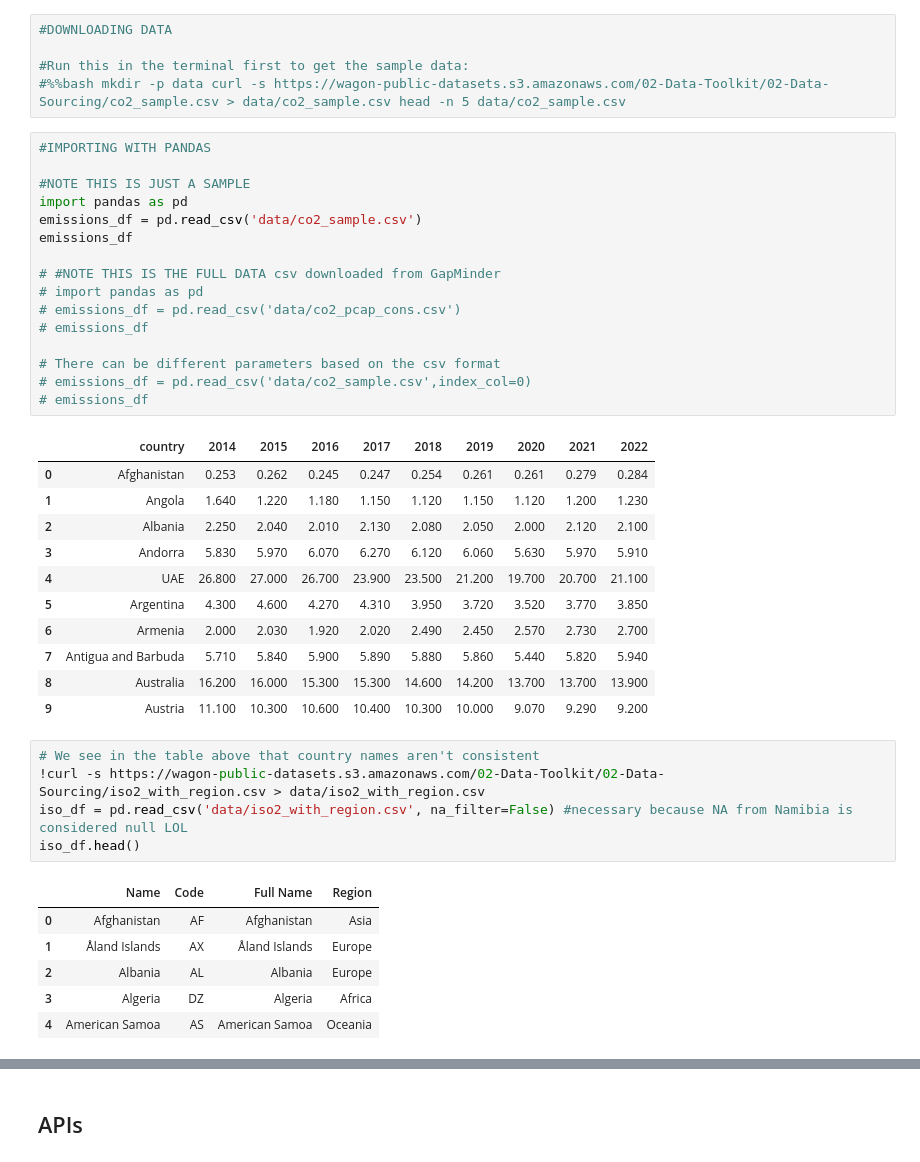
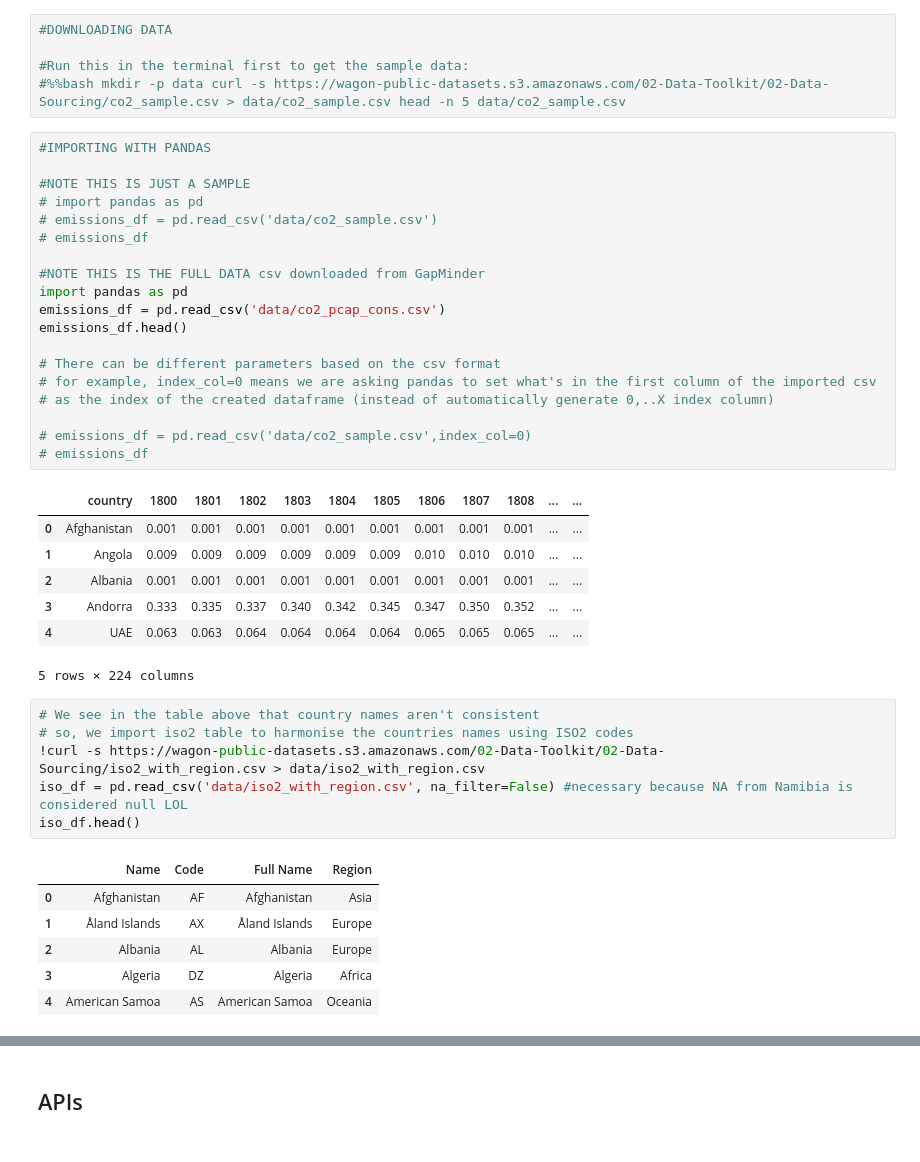
Before and after one commit to Bouchka/lewagon, a Jupyter notebook: lecture-demos/Data Sourcing in Pandas.ipynb, the cells around one changed output, grey strips where cells are left out. Drawn from its saved outputs; the diff is of its cells as text.

```diff
--- a/lecture-demos/Data Sourcing in Pandas.ipynb
+++ b/lecture-demos/Data Sourcing in Pandas.ipynb
@@ -8,33 +8,33 @@
 # %%
 #IMPORTING WITH PANDAS
 
 #NOTE THIS IS JUST A SAMPLE
-import pandas as pd
-emissions_df = pd.read_csv('data/co2_sample.csv')
-emissions_df
-
-# #NOTE THIS IS THE FULL DATA csv downloaded from GapMinder
 # import pandas as pd
-# emissions_df = pd.read_csv('data/co2_pcap_cons.csv')
+# emissions_df = pd.read_csv('data/co2_sample.csv')
 # emissions_df
 
+#NOTE THIS IS THE FULL DATA csv downloaded from GapMinder
+import pandas as pd
+emissions_df = pd.read_csv('data/co2_pcap_cons.csv')
+emissions_df.head()
+
 # There can be different parameters based on the csv format
+# for example, index_col=0 means we are asking pandas to set what's in the first column of the imported csv
+# as the index of the created dataframe (instead of automatically generate 0,..X index column)
+
 # emissions_df = pd.read_csv('data/co2_sample.csv',index_col=0)
 # emissions_df
 # %% [output]
-|  | country | 2014 | 2015 | 2016 | 2017 | 2018 | 2019 | 2020 | 2021 | 2022 |
-| 0 | Afghanistan | 0.253 | 0.262 | 0.245 | 0.247 | 0.254 | 0.261 | 0.261 | 0.279 | 0.284 |
-| 1 | Angola | 1.640 | 1.220 | 1.180 | 1.150 | 1.120 | 1.150 | 1.120 | 1.200 | 1.230 |
-| 2 | Albania | 2.250 | 2.040 | 2.010 | 2.130 | 2.080 | 2.050 | 2.000 | 2.120 | 2.100 |
-| 3 | Andorra | 5.830 | 5.970 | 6.070 | 6.270 | 6.120 | 6.060 | 5.630 | 5.970 | 5.910 |
-| 4 | UAE | 26.800 | 27.000 | 26.700 | 23.900 | 23.500 | 21.200 | 19.700 | 20.700 | 21.100 |
-| 5 | Argentina | 4.300 | 4.600 | 4.270 | 4.310 | 3.950 | 3.720 | 3.520 | 3.770 | 3.850 |
-| 6 | Armenia | 2.000 | 2.030 | 1.920 | 2.020 | 2.490 | 2.450 | 2.570 | 2.730 | 2.700 |
-| 7 | Antigua and Barbuda | 5.710 | 5.840 | 5.900 | 5.890 | 5.880 | 5.860 | 5.440 | 5.820 | 5.940 |
-| 8 | Australia | 16.200 | 16.000 | 15.300 | 15.300 | 14.600 | 14.200 | 13.700 | 13.700 | 13.900 |
-| 9 | Austria | 11.100 | 10.300 | 10.600 | 10.400 | 10.300 | 10.000 | 9.070 | 9.290 | 9.200 |
+|  | country | 1800 | 1801 | 1802 | 1803 | 1804 | 1805 | 1806 | 1807 | 1808 | ... | ... |
+| 0 | Afghanistan | 0.001 | 0.001 | 0.001 | 0.001 | 0.001 | 0.001 | 0.001 | 0.001 | 0.001 | ... | ... |
+| 1 | Angola | 0.009 | 0.009 | 0.009 | 0.009 | 0.009 | 0.009 | 0.010 | 0.010 | 0.010 | ... | ... |
+| 2 | Albania | 0.001 | 0.001 | 0.001 | 0.001 | 0.001 | 0.001 | 0.001 | 0.001 | 0.001 | ... | ... |
+| 3 | Andorra | 0.333 | 0.335 | 0.337 | 0.340 | 0.342 | 0.345 | 0.347 | 0.350 | 0.352 | ... | ... |
+| 4 | UAE | 0.063 | 0.063 | 0.064 | 0.064 | 0.064 | 0.064 | 0.065 | 0.065 | 0.065 | ... | ... |
+5 rows × 224 columns
 # %%
 # We see in the table above that country names aren't consistent
+# so, we import iso2 table to harmonise the countries names using ISO2 codes
 !curl -s https://wagon-public-datasets.s3.amazonaws.com/02-Data-Toolkit/02-Data-Sourcing/iso2_with_region.csv > data/iso2_with_region.csv
 iso_df = pd.read_csv('data/iso2_with_region.csv', na_filter=False) #necessary because NA from Namibia is considered null LOL
 iso_df.head()
```
Also changed, not shown: parts of 15 cells of this notebook, 4 other files.
